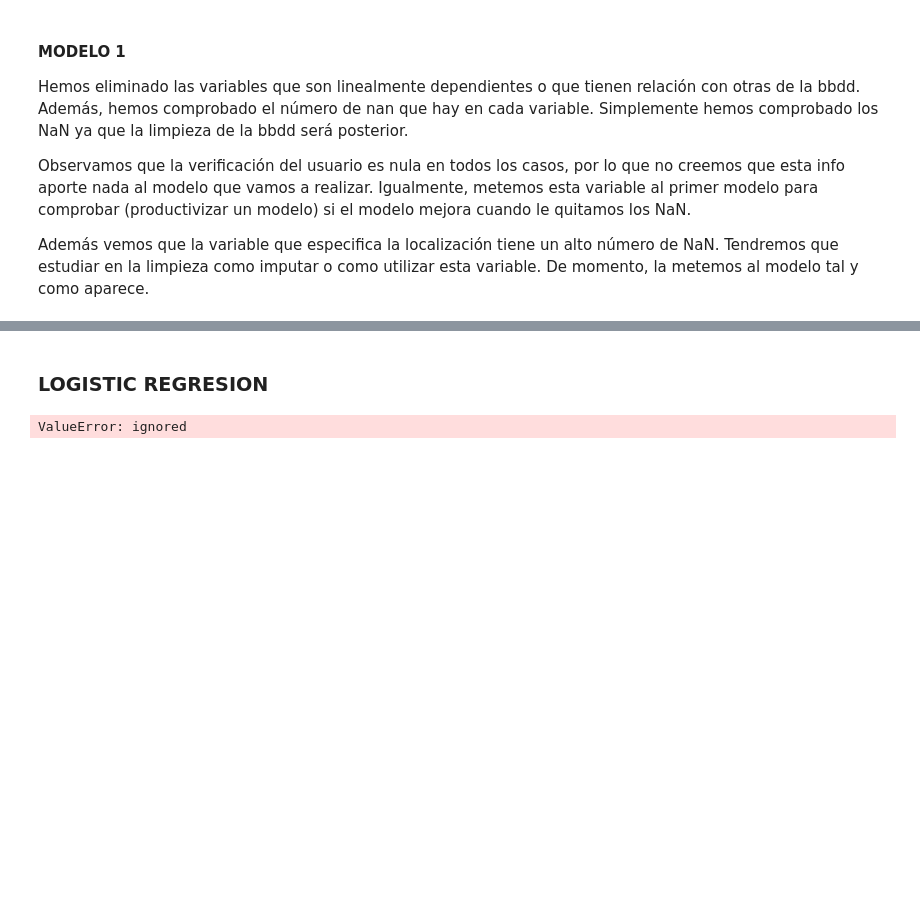
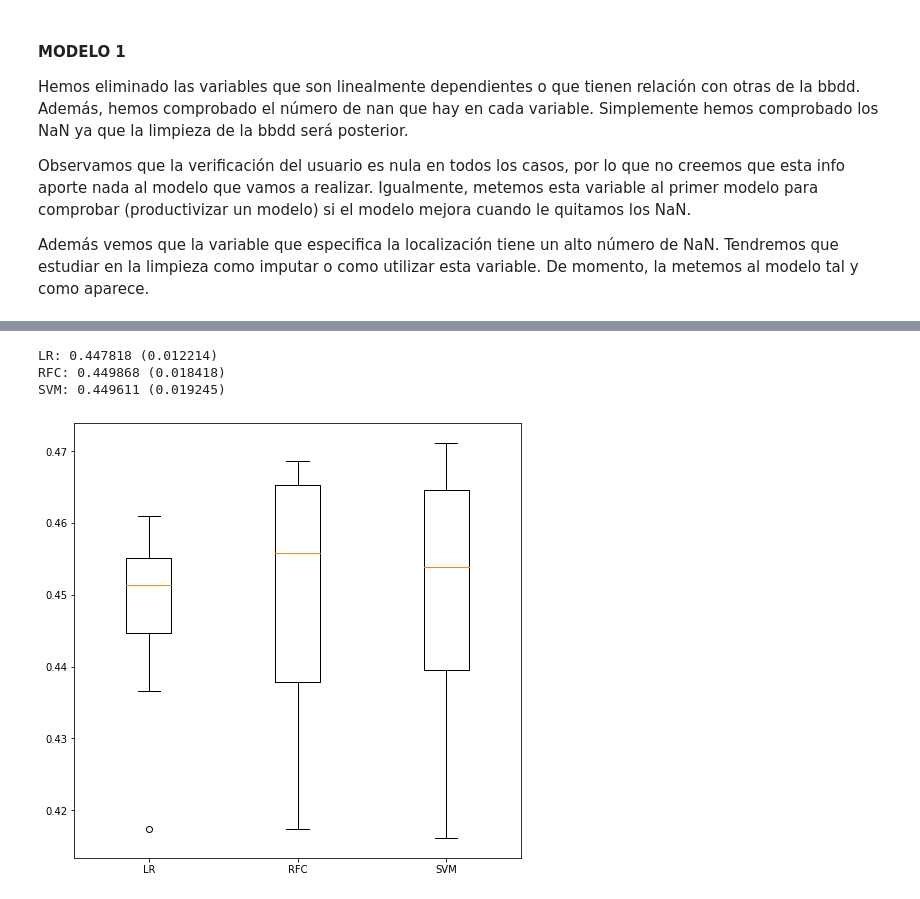
Before and after one commit to marinovik/TFM, a Jupyter notebook: Modelos_v0_20210820.ipynb, the cells around one changed output, grey strips where cells are left out. Cells and saved outputs as stored; diff of their text form; code cells hidden in the pictures; blank space fills up the shorter version.

Commit message:
MODELOS !!!!

```diff
--- a/Modelos_v0_20210820.ipynb
+++ b/Modelos_v0_20210820.ipynb
@@ -295,0 +321,4 @@ dtype: int64
+# %%
+# Uno categorías Uber_support y Uber
+cond2 = df_limpio['is_reply'].isin(['Si','No','Uber'])
+df_limpio['is_reply'] = df_limpio['is_reply'].where(cond2,'Uber')
@@ -303,0 +428,2 @@ Además vemos que la variable que especifica la localización tiene un alto núm
+# %%
+df_limpio = df_limpio.drop(['user_id'],axis=1)
@@ -367,9 +505,49 @@ from sklearn.metrics import accuracy_score, balanced_accuracy_score, classificat
 from sklearn.model_selection import KFold, ShuffleSplit, LeaveOneOut, StratifiedKFold
 from sklearn.model_selection import cross_val_score, cross_val_predict
 from sklearn.model_selection import GridSearchCV, RandomizedSearchCV
-# %% [markdown]
-### LOGISTIC REGRESION
-# %%
-clf = LogisticRegression(random_state=0).fit(X_train, y_train)
-# %% [output]
-ValueError: ignored
+# %%
+from sklearn.compose import ColumnTransformer
+from sklearn.preprocessing import OneHotEncoder, LabelEncoder, PowerTransformer
+
+# Creamos un One Hot Encoder que nos ayude a dummificar las nuevas entradas
+# de las variables categóricas que incluyamos
+
+col_transformer = ColumnTransformer([
+    ('created_at', OneHotEncoder(drop='first'), ['created_at']),
+    ('retweeted', OneHotEncoder(drop='first'), ['retweeted']),
+    ('is_reply', OneHotEncoder(drop='first'), ['is_reply']),
+    ('source_device', OneHotEncoder(drop='first'), ['source_device'])
+])
+# %%
+""" Realizad un bucle que calcule, para cada modelo,
+    - OneHotEncoder para nuevos datos
+    - Evaluación del modelo
+    - Una validación cruzada:
+        1. Tipo KFolds, con 10 splits
+        2. Aleatorio con semilla y,
+        3. scoring='accuracy'
+     Usaremos la función boxplots_algorithms para plotear los resultados """
+
+results = []
+names = []
+
+for name, model in models:
+
+    pipeline = make_pipeline(col_transformer, model)
+    pipeline = pipeline.fit(X_train, y_train)
+
+    cv_technique = KFold(n_splits=10, shuffle=True, random_state=12345)
+    cv_results = cross_val_score(pipeline, X, y, cv=cv_technique, scoring ='accuracy')
+
+    msg = "%s: %f (%f)" % (name, cv_results.mean(), cv_results.std())
+    print(msg)
+
+    results.append(cv_results)
+    names.append(name)
+
+boxplots_algorithms(results, names)
+# %% [output]
+LR: 0.447818 (0.012214)
+RFC: 0.449868 (0.018418)
+SVM: 0.449611 (0.019245)
+[figure, added]
```
Also changed, not shown: parts of 53 cells of this notebook.
